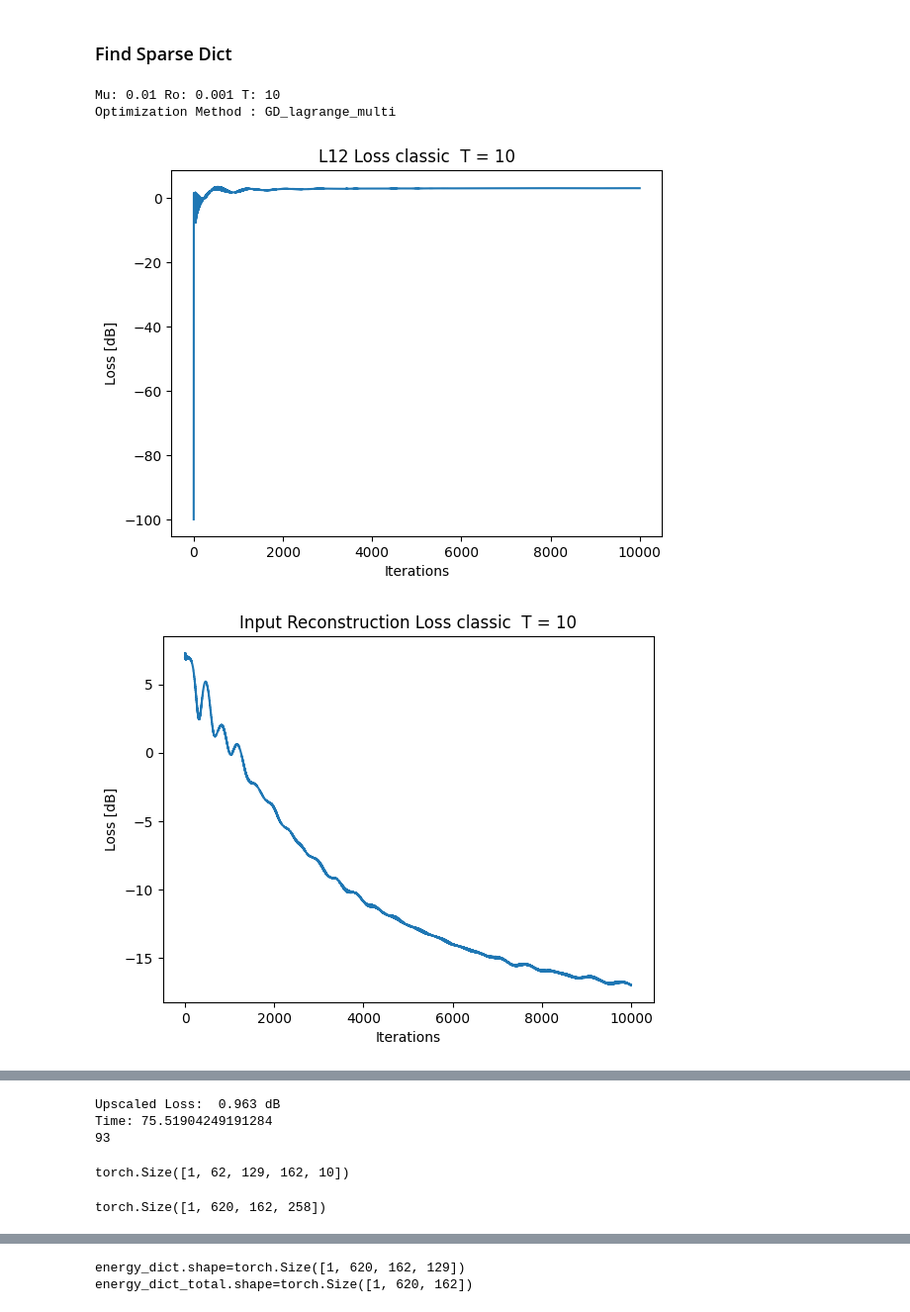
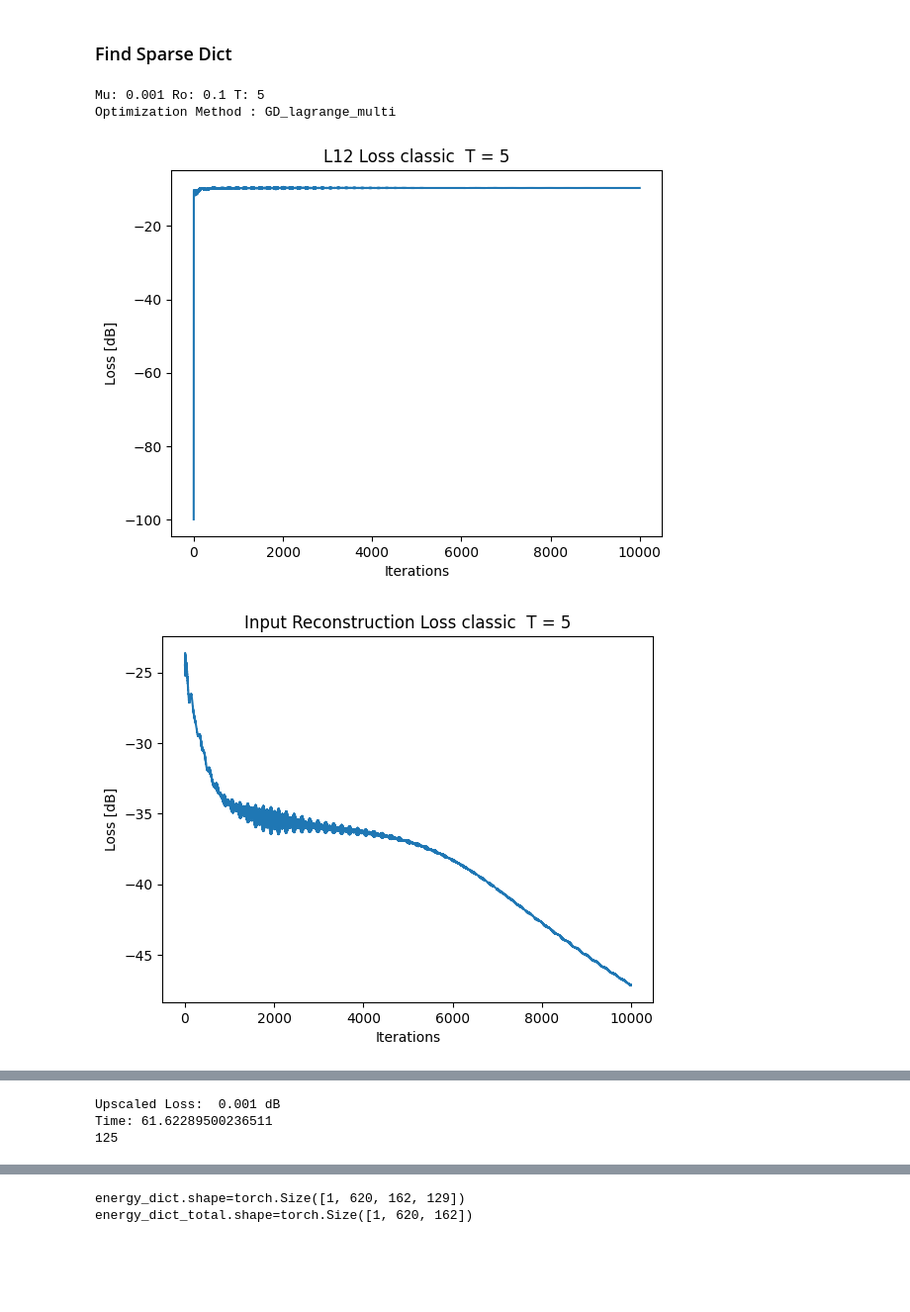
Before and after one commit to Amitmils/AmbisonicUpscaling, a Jupyter notebook: run_script_v2.ipynb, the cells around one changed output, grey strips where cells are left out. Shown at 99% size. Cells and saved outputs as stored; diff of their text form; code cells hidden in the pictures; blank space fills up the shorter version.

```diff
--- a/run_script_v2.ipynb
+++ b/run_script_v2.ipynb
@@ -165,35 +147,35 @@ Tensor on device: cuda:0 : 155.48112  MB
 # %%
+
+# signals = [
+#     signal_info(
+#         signal_path=r"data/sound_files/male_speech.wav", #24kHz
+#         th=90,
+#         ph=90,
+#         in_rad=False,
+#     ),
+#     signal_info(
+#         signal_path=r"data/sound_files/female_speech.wav",#24kHz
+#         th=90,
+#         ph=0,
+#         in_rad=False,
+#     ),
+# ]
+
 
 signals = [
     signal_info(
-        signal_path=r"data/sound_files/male_speech.wav", #24kHz
+        signal_path=r"data\WSJ0\test\051\051o020b.wav", #16Khz
         th=90,
-        ph=90,
+        ph=0,
         in_rad=False,
     ),
     signal_info(
-        signal_path=r"data/sound_files/female_speech.wav",#24kHz
+        signal_path=r"data\WSJ0\test\050\050o020n.wav", #16KHz
         th=90,
         ph=0,
         in_rad=False,
     ),
 ]
-
-
-# signals = [
-#     signal_info(
-#         signal_path=r"data\WSJ0\test\051\051o020b.wav", #16Khz
-#         th=90,
-#         ph=90,
-#         in_rad=False,
-#     ),
-#     signal_info(
-#         signal_path=r"data\WSJ0\test\050\050o020n.wav", #16KHz
-#         th=90,
-#         ph=0,
-#         in_rad=False,
-#     ),
-# ]
 # %% [markdown]
 ### Encode/Load Sound Field
 # %%
@@ -386,9 +368,9 @@ if True:
     )
 
     start = time.time()
-    mus = [1e-2]
-    ros = [1e-3]
-    Ts = [10]
+    mus = [1e-3]
+    ros = [1e-1]
+    Ts = [5]
     with torch.no_grad():
         for mu in mus:
             for ro in ros:
@@ -429,33 +411,33 @@ if True:
 s_stft_dict_complex = torch.complex(
     s_stft_dict[..., : s_stft_dict.shape[-1] // 2],
     s_stft_dict[..., s_stft_dict.shape[-1] // 2:],
 )
 s_stft_dict_complex = s_stft_dict_complex.transpose(1,-2).reshape(1,sound_field.num_grid_points,n_fft//2+1,-1).permute(0,3,1,2)
 s_stft_dict = torch.cat((s_stft_dict_complex.real,s_stft_dict_complex.imag),dim=-1)
 
 Y_p_complex = utils.create_sh_matrix(
     input_order, zen=sound_field.P_th, azi=sound_field.P_ph, type="complex"
 )
 
 real_first_order_proj = (torch.abs(Y_p_complex @ anm_f_input_order) ** 2).sum(dim=-1)
 est_anm_f_first_order = Y_p_complex.cpu().t().conj() @ s_stft_dict_complex.cpu()[0]
 est_first_order_proj = (torch.abs(Y_p_complex @ est_anm_f_first_order) ** 2).sum(-1)
 
 
 Y_p_complex_output_order = utils.create_sh_matrix(
     upscale_order, zen=sound_field.P_th, azi=sound_field.P_ph, type="complex"
 )
 real_output_order_proj = (
     torch.abs(Y_p_complex_output_order @ anm_f_output_order) ** 2
 ).sum(dim=-1)
 est_anm_f_third_order = (
     Y_p_complex_output_order.cpu().t().conj() @ s_stft_dict_complex.cpu()
 )[0]
 est_third_order_proj = (
     torch.abs(Y_p_complex_output_order @ est_anm_f_third_order) ** 2
 ).sum(-1)
 # %% [output]
-Mu: 0.01 Ro: 0.001 T: 10
+Mu: 0.001 Ro: 0.1 T: 5
 Optimization Method : GD_lagrange_multi
-[figure, old version]
+[figure, new version]
-[figure, old version]
+[figure, new version]
@@ -463,7 +445,3 @@ Optimization Method : GD_lagrange_multi
-Upscaled Loss:  0.963 dB
-Time: 75.51904249191284
-93
+Upscaled Loss:  0.001 dB
+Time: 61.62289500236511
+125
-# %%
-(Y_p_complex @ est_anm_f_first_order).shape
-# %% [output]
-torch.Size([1, 62, 129, 162, 10])
@@ -474,4 +447,0 @@ est_first_order_proj = (torch.abs(Y_p_complex @ est_anm_f_first_order) ** 2).sum
-# %%
-s_stft_dict.shape
-# %% [output]
-torch.Size([1, 620, 162, 258])
```
Also changed, not shown: parts of 9 cells of this notebook, 6 other files.
